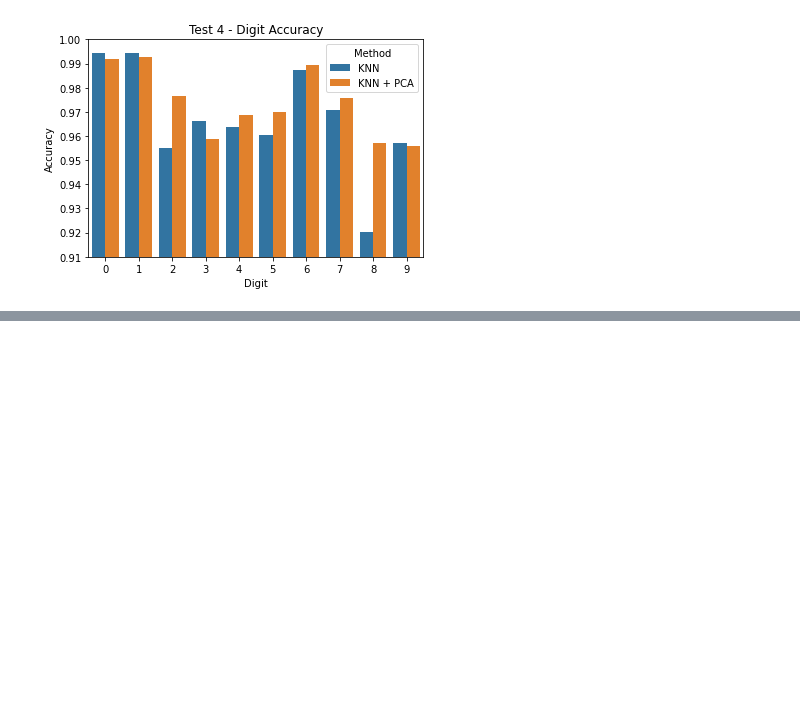
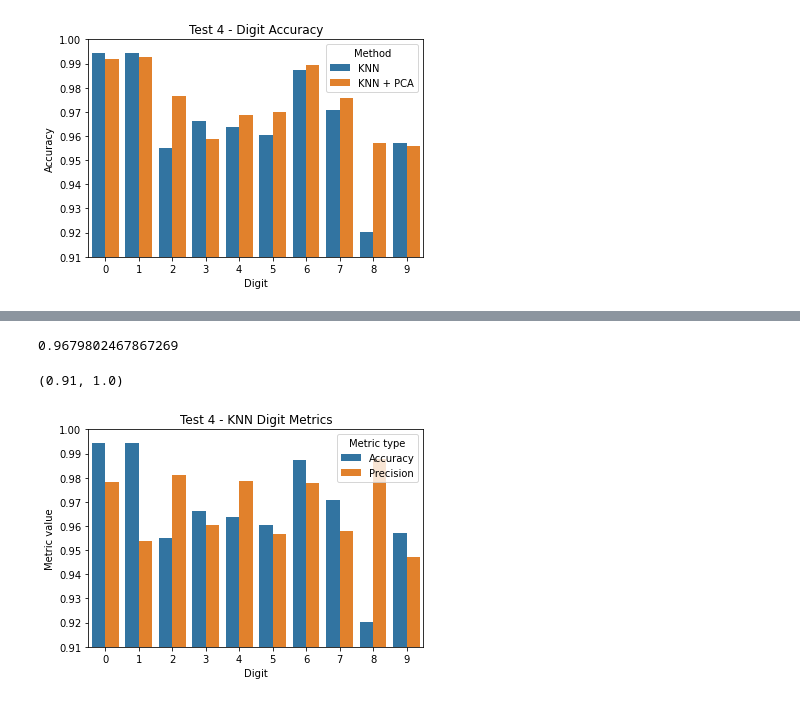
Before and after one commit to brianarrondo/metnum-tp2, a Jupyter notebook: notebooks/graphics.ipynb, the cells around one changed output, grey strips where cells are left out. Drawn from its saved outputs; the diff is of its cells as text; code cells hidden in the pictures; blank space fills up the shorter version.

Commit message:
nuevos graficos test 4

```diff
--- a/notebooks/graphics.ipynb
+++ b/notebooks/graphics.ipynb
@@ -161,3 +161,16 @@ plt.ylim(0.91, 1)
 # %% [output]
 (0.91, 1.0)
 [figure]
+# %%
+data = pd.read_csv('tests_csv/test4.csv')
+
+KNN_data = data[data['Method'] == 'KNN']
+
+KNN_accuracy_data = KNN_data.drop('Precision', 1).rename(columns={'Accuracy': 'Metric value'})
+KNN_accuracy_data['Metric type'] = 'Accuracy'
+KNN_precision_data = KNN_data.drop('Accuracy', 1).rename(columns={'Precision': 'Metric value'})
+KNN_precision_data['Metric type'] = 'Precision'
+
+data = pd.concat([KNN_accuracy_data,KNN_precision_data])
+
+data
@@ -163,0 +195,12 @@ plt.ylim(0.91, 1)
+# %%
+KNN_precision_average = KNN_precision_data['Metric value'].mean()
+KNN_precision_average
+# %% [output]
+0.9679802467867269
+# %%
+sns.barplot(x='Digit', y='Metric value', hue='Metric type', data=data)
+plt.title("Test 4 - KNN Digit Metrics")
+plt.ylim(0.91, 1)
+# %% [output]
+(0.91, 1.0)
+[figure, added]
```
Also changed, not shown: parts of 5 cells of this notebook.
